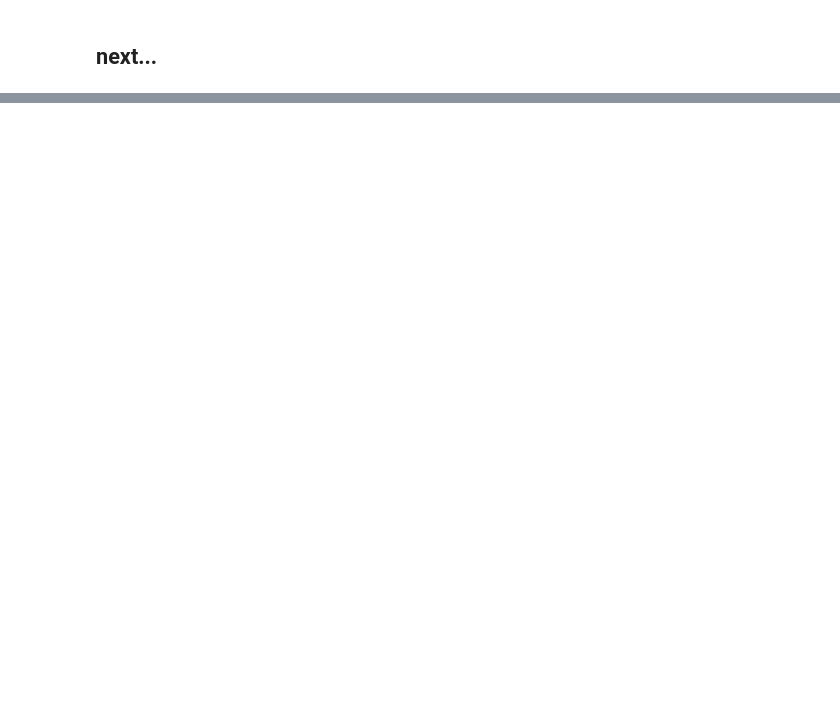
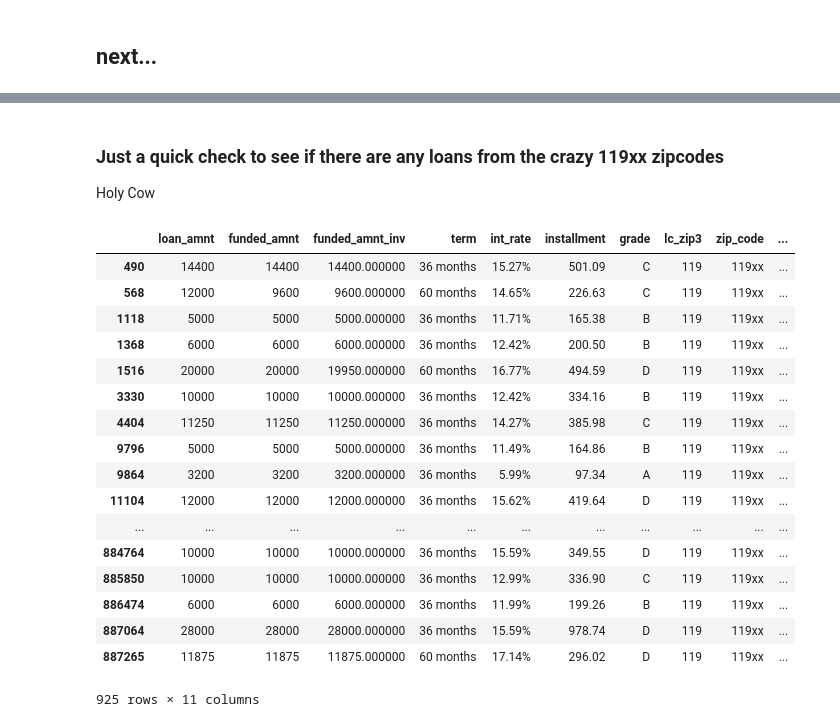
Before and after one commit to stephane47/gadat-project, a Jupyter notebook: lc-model3.ipynb, the cells around one changed output, grey strips where cells are left out. Saved outputs shown, nothing was run; the diff lists cells and outputs as text; code cells hidden in the pictures; blank space fills up the shorter version.

```diff
--- a/lc-model3.ipynb
+++ b/lc-model3.ipynb
@@ -414,0 +490,25 @@ plt.plot(probs,'go-')
+# %% [markdown]
+### Just a quick check to see if there are any loans from the crazy 119xx zipcodes
+
+Holy Cow
+# %%
+df[list(df.columns[2:9])+['lc_zip3','zip_code','purpose', 'addr_state']][df.lc_zip3 == 119]
+# %% [output]
+|  | loan_amnt | funded_amnt | funded_amnt_inv | term | int_rate | installment | grade | lc_zip3 | zip_code | ... |
+| 490 | 14400 | 14400 | 14400.000000 | 36 months | 15.27% | 501.09 | C | 119 | 119xx | ... |
+| 568 | 12000 | 9600 | 9600.000000 | 60 months | 14.65% | 226.63 | C | 119 | 119xx | ... |
+| 1118 | 5000 | 5000 | 5000.000000 | 36 months | 11.71% | 165.38 | B | 119 | 119xx | ... |
+| 1368 | 6000 | 6000 | 6000.000000 | 36 months | 12.42% | 200.50 | B | 119 | 119xx | ... |
+| 1516 | 20000 | 20000 | 19950.000000 | 60 months | 16.77% | 494.59 | D | 119 | 119xx | ... |
+| 3330 | 10000 | 10000 | 10000.000000 | 36 months | 12.42% | 334.16 | B | 119 | 119xx | ... |
+| 4404 | 11250 | 11250 | 11250.000000 | 36 months | 14.27% | 385.98 | C | 119 | 119xx | ... |
+| 9796 | 5000 | 5000 | 5000.000000 | 36 months | 11.49% | 164.86 | B | 119 | 119xx | ... |
+| 9864 | 3200 | 3200 | 3200.000000 | 36 months | 5.99% | 97.34 | A | 119 | 119xx | ... |
+| 11104 | 12000 | 12000 | 12000.000000 | 36 months | 15.62% | 419.64 | D | 119 | 119xx | ... |
+| ... | ... | ... | ... | ... | ... | ... | ... | ... | ... | ... |
+| 884764 | 10000 | 10000 | 10000.000000 | 36 months | 15.59% | 349.55 | D | 119 | 119xx | ... |
+| 885850 | 10000 | 10000 | 10000.000000 | 36 months | 12.99% | 336.90 | C | 119 | 119xx | ... |
+| 886474 | 6000 | 6000 | 6000.000000 | 36 months | 11.99% | 199.26 | B | 119 | 119xx | ... |
+| 887064 | 28000 | 28000 | 28000.000000 | 36 months | 15.59% | 978.74 | D | 119 | 119xx | ... |
+| 887265 | 11875 | 11875 | 11875.000000 | 60 months | 17.14% | 296.02 | D | 119 | 119xx | ... |
+925 rows × 11 columns
```
Also changed, not shown: parts of 21 cells of this notebook, 12 other files.
